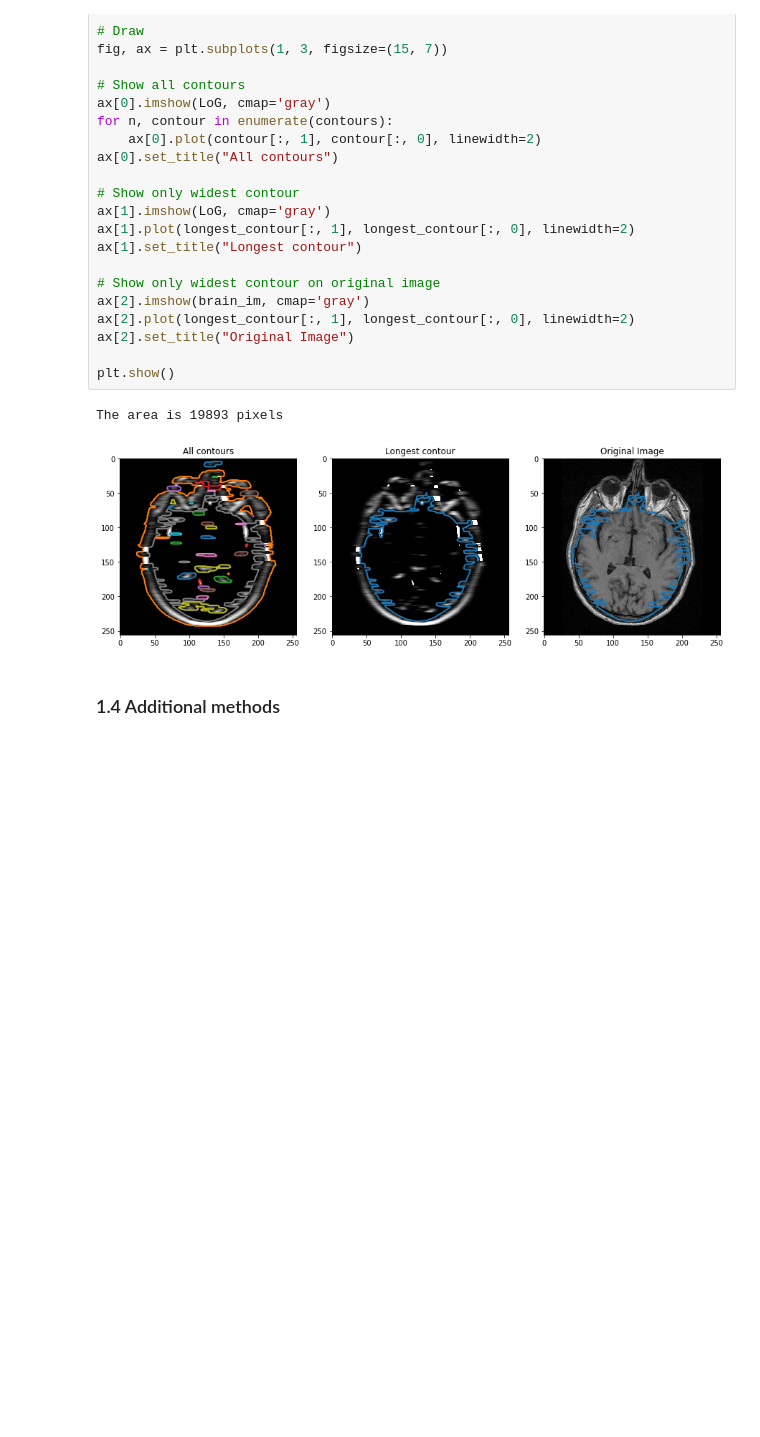
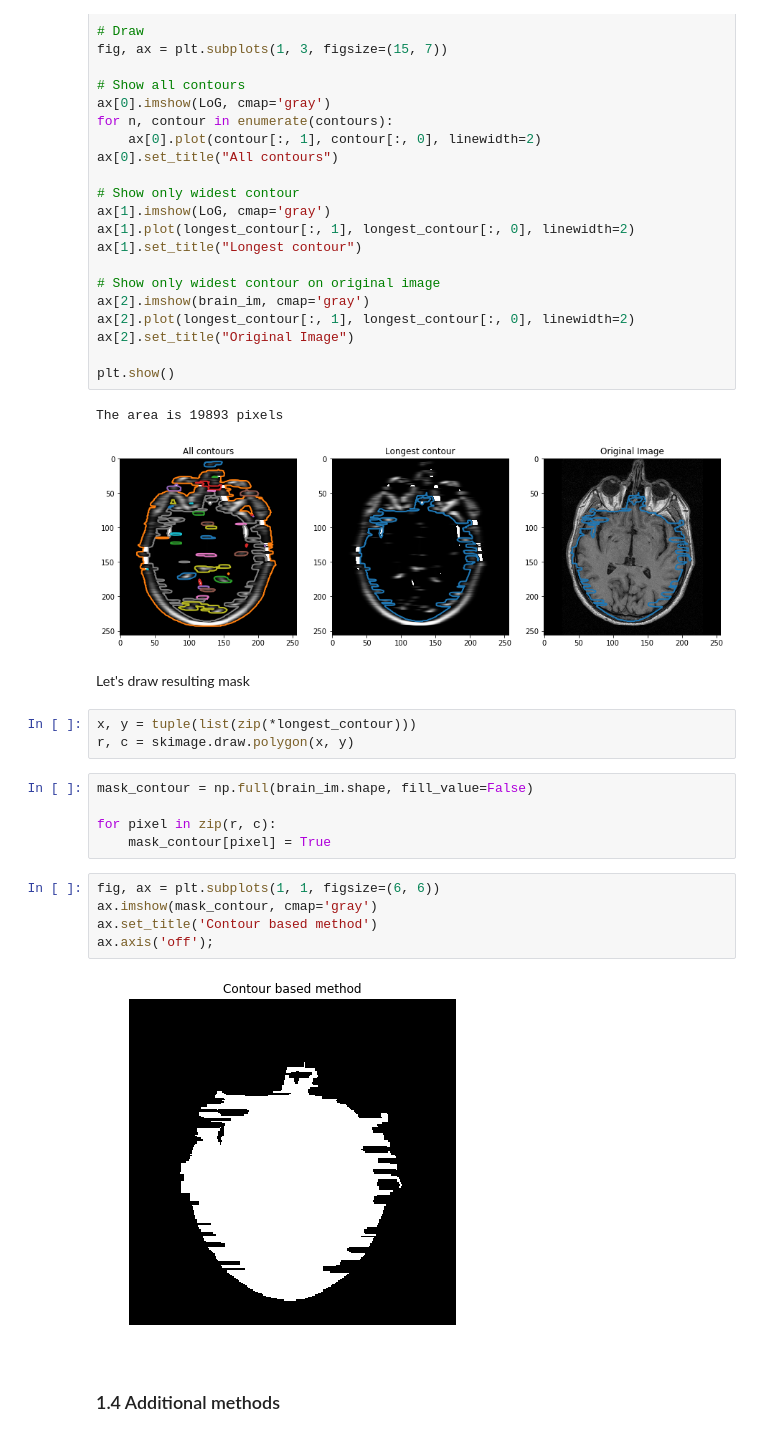
Before and after one commit to oganesManasian/Image-analysis-and-pattern-recognition, a Jupyter notebook: labs/lab_01_segmentation.ipynb, the cells around one changed output. Cells and saved outputs as stored; diff of their text form; blank space fills up the shorter version.

```diff
--- a/labs/lab_01_segmentation.ipynb
+++ b/labs/lab_01_segmentation.ipynb
@@ -379,6 +379,23 @@ plt.show()
 # %% [output]
 The area is 19893 pixels
 [figure]
+# %% [markdown]
+Let's draw resulting mask
+# %%
+x, y = tuple(list(zip(*longest_contour)))
+r, c = skimage.draw.polygon(x, y)
+# %%
+mask_contour = np.full(brain_im.shape, fill_value=False)
+
+for pixel in zip(r, c):
+    mask_contour[pixel] = True
+# %%
+fig, ax = plt.subplots(1, 1, figsize=(6, 6))
+ax.imshow(mask_contour, cmap='gray')
+ax.set_title('Contour based method')
+ax.axis('off');
+# %% [output]
+[figure, added]
 # %% [markdown]
 ### 1.4 Additional methods
 # %% [markdown]
```
Also changed, not shown: parts of 22 cells of this notebook.
